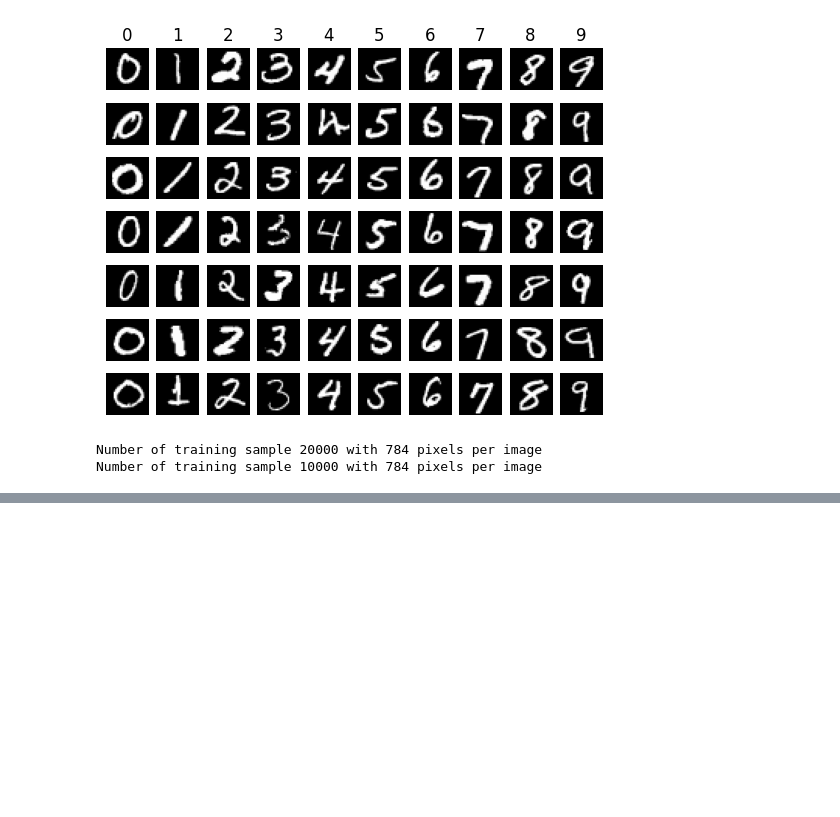
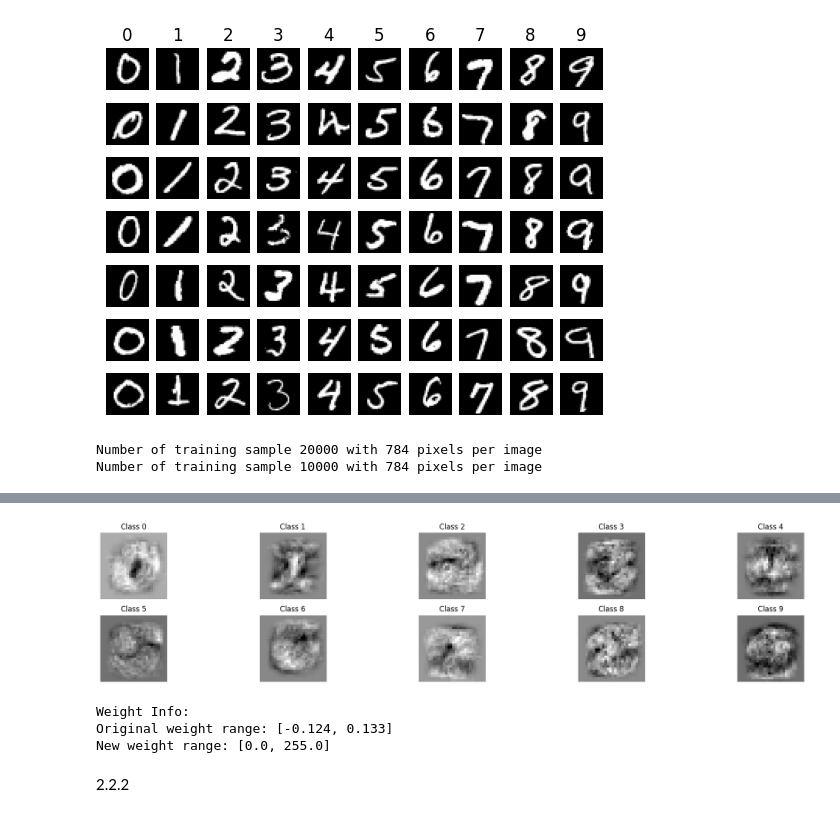
Before and after one commit to mbron64/CS550_Lab4, a Jupyter notebook: main.ipynb, the cells around one changed output, grey strips where cells are left out. Cells and saved outputs as stored; diff of their text form; code cells hidden in the pictures; blank space fills up the shorter version.

```diff
--- a/main.ipynb
+++ b/main.ipynb
@@ -291,3 +291,14 @@ DATA = {
     "y_train": y_train[train_idx],
     "y_val": y_train[val_idx]
 }
+# %%
+def sgd(w, dw, lr=1e-2):
+    """
+    Performs vanilla stochastic gradient descent.
+
+    config format:
+    - learning_rate: Scalar learning rate.
+    """
+
+    w -= lr * dw
+    return w
@@ -293,0 +559,6 @@ DATA = {
+# %%
+class LinearSVM(LinearClassifier):
+    """ A subclass that uses the Multiclass SVM loss function """
+
+    def loss(self, scores, y_batch):
+        return svm_loss(scores, y_batch)
@@ -293,0 +690,35 @@ DATA = {
+# %%
+#model weights
+weights = best_test_model['model'].params['W1'][:-1, :]
+weights = weights.reshape(28, 28, 10)  #reshape
+weights = weights - np.mean(weights, axis=(0, 1), keepdims=True)
+
+#scale weights
+def rescale_weights(w):
+    w_min = np.min(w)
+    w_max = np.max(w)
+    return 255 * (w - w_min) / (w_max - w_min)
+
+weights_scaled = rescale_weights(weights)
+
+#plot weights
+plt.figure(figsize=(20, 4))
+for i in range(10):
+    plt.subplot(2, 5, i + 1)
+    plt.imshow(weights_scaled[:, :, i], cmap='gray')
+    plt.title(f'Class {i}')
+    plt.axis('off')
+plt.tight_layout()
+plt.show()
+
+#print weights
+print("\nWeight Info:")
+print(f"Original weight range: [{weights.min():.3f}, {weights.max():.3f}]")
+print(f"New weight range: [{weights_scaled.min():.1f}, {weights_scaled.max():.1f}]")
+# %% [output]
+[figure, added]
+Weight Info:
+Original weight range: [-0.124, 0.133]
+New weight range: [0.0, 255.0]
+# %% [markdown]
+2.2.2
```
Also changed, not shown: parts of 7 cells of this notebook.
